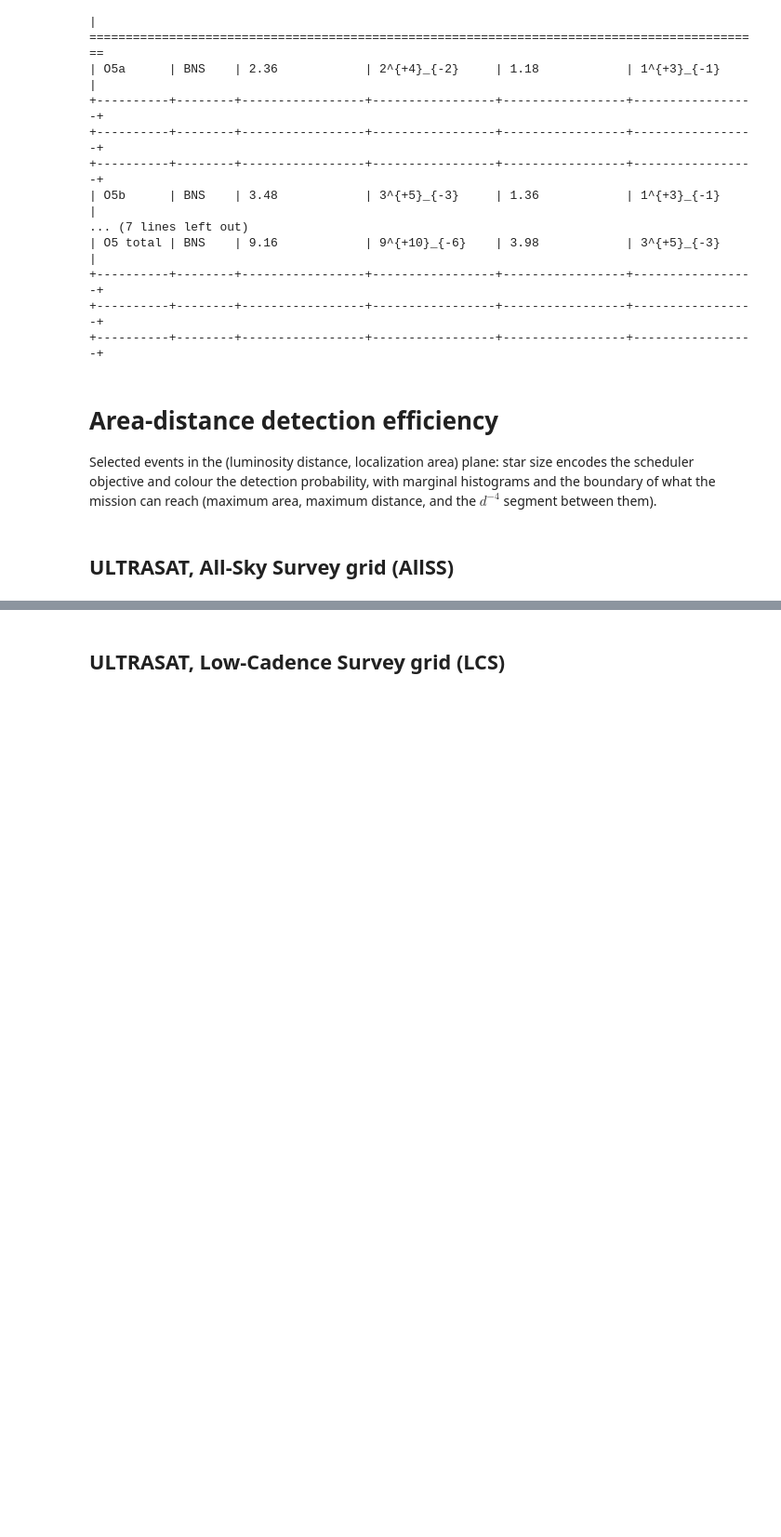
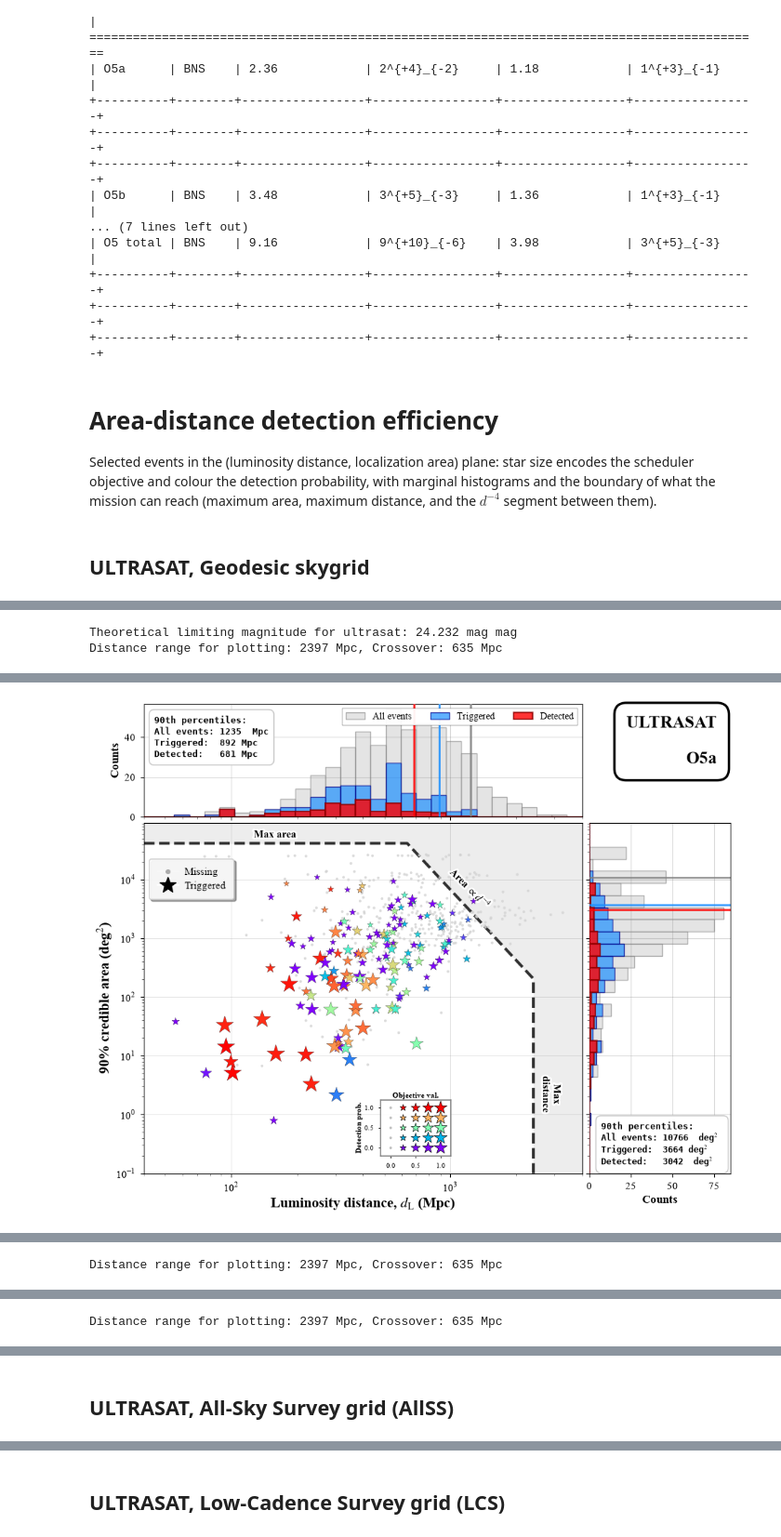
Before and after one commit to weizmannk/ultrasat-gw-followup, a Jupyter notebook: notebooks/kilonovae_detection_rate.ipynb, the cells around one changed output, grey strips where cells are left out. Shown at 93% size. Cells and saved outputs as stored; diff of their text form; code cells hidden in the pictures; blank space fills up the shorter version.

```diff
--- a/notebooks/kilonovae_detection_rate.ipynb
+++ b/notebooks/kilonovae_detection_rate.ipynb
@@ -317,4 +365,8 @@ size encodes the scheduler objective and colour the detection probability,
 with marginal histograms and the boundary of what the mission can reach
 (maximum area, maximum distance, and the $d^{-4}$ segment between them).
 # %% [markdown]
-## ULTRASAT, All-Sky Survey grid (AllSS)
+## ULTRASAT, Geodesic skygrid
+# %%
+config = CONFIGS["ultrasat_geodesic"]
+plot_area_distance(config["events_file"], outdir=figure_dir, show=True)
+# %% [output]
@@ -320,0 +376,2 @@ with marginal histograms and the boundary of what the mission can reach
+Theoretical limiting magnitude for ultrasat: 24.232 mag mag
+Distance range for plotting: 2397 Mpc, Crossover: 635 Mpc
@@ -320,0 +380 @@ with marginal histograms and the boundary of what the mission can reach
+[figure, added]
@@ -320,0 +382 @@ with marginal histograms and the boundary of what the mission can reach
+Distance range for plotting: 2397 Mpc, Crossover: 635 Mpc
@@ -320,0 +387 @@ with marginal histograms and the boundary of what the mission can reach
+Distance range for plotting: 2397 Mpc, Crossover: 635 Mpc
@@ -321,3 +391,5 @@ with marginal histograms and the boundary of what the mission can reach
+# %% [markdown]
+## ULTRASAT, All-Sky Survey grid (AllSS)
 # %%
 config = CONFIGS["ultrasat_allsky"]
 plot_area_distance(config["events_file"], outdir=figure_dir, show=True)
```
Also changed, not shown: parts of 12 cells of this notebook, 36 other files.
